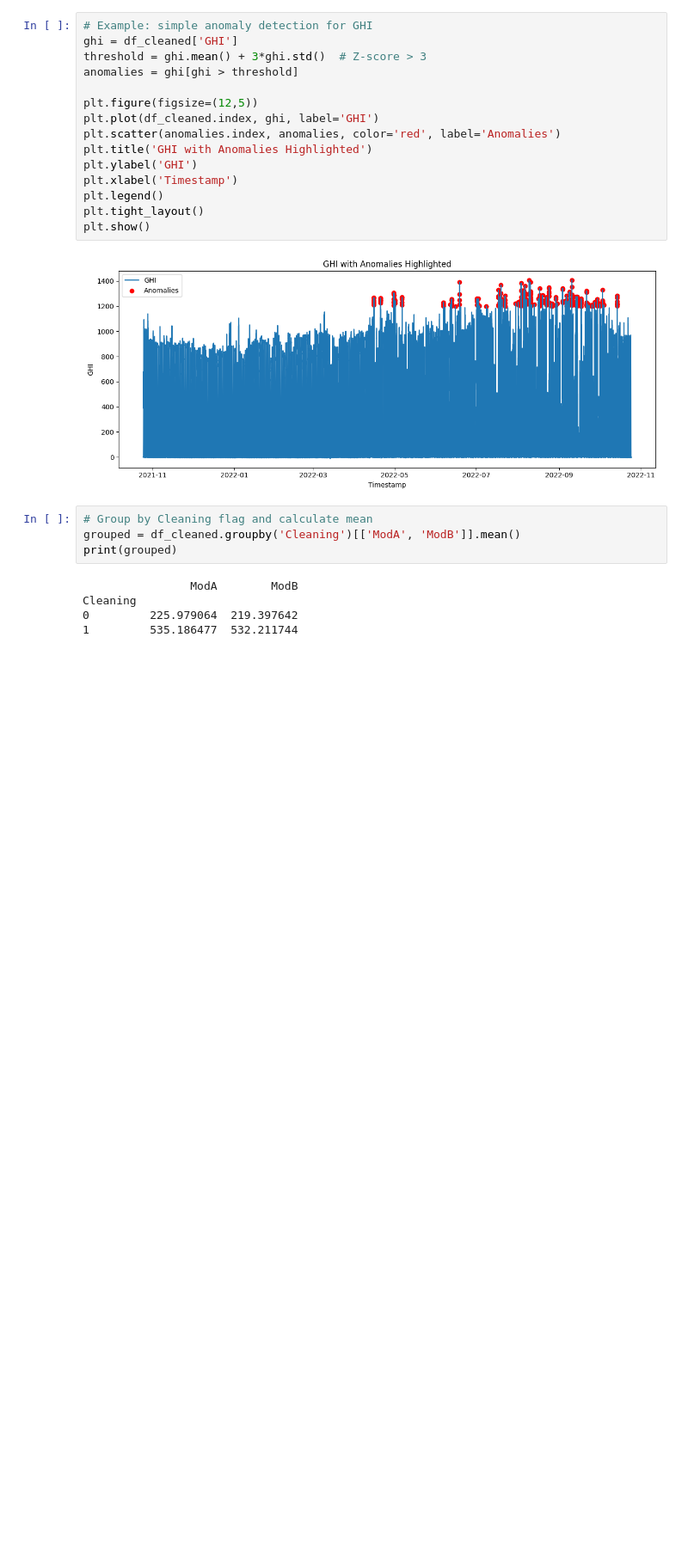
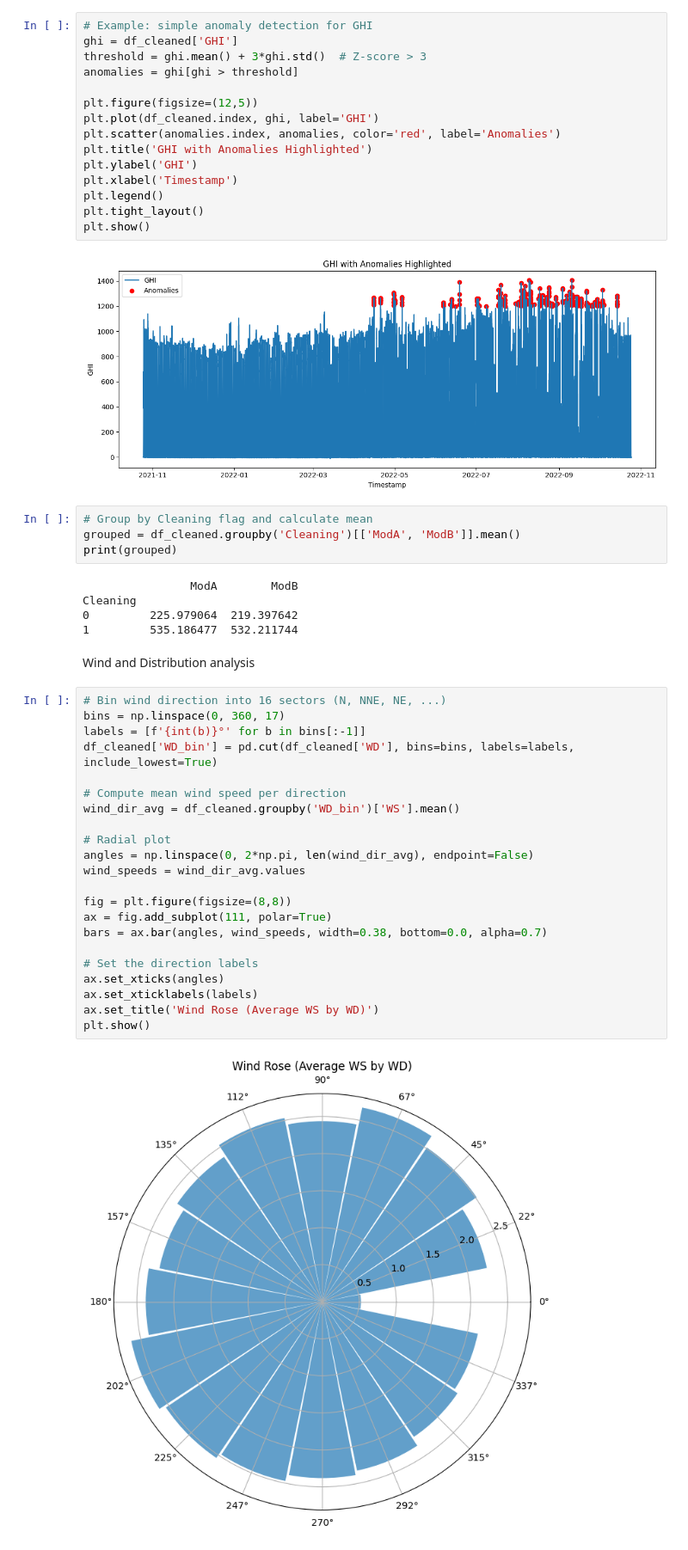
Before and after one commit to Feven777/solar-challenge-week0, a Jupyter notebook: notebook/togo_eda.ipynb, the cells around one changed output. Shown: that part at 86% size. Saved outputs shown, nothing was run; the diff lists cells and outputs as text; blank space fills up the shorter version.

Commit message:
wind and distribution analysis

```diff
--- a/notebook/togo_eda.ipynb
+++ b/notebook/togo_eda.ipynb
@@ -272,3 +272,29 @@ print(grouped)
 Cleaning
 0         225.979064  219.397642
 1         535.186477  532.211744
+# %% [markdown]
+Wind and Distribution analysis
+# %%
+# Bin wind direction into 16 sectors (N, NNE, NE, ...)
+bins = np.linspace(0, 360, 17)
+labels = [f'{int(b)}°' for b in bins[:-1]]
+df_cleaned['WD_bin'] = pd.cut(df_cleaned['WD'], bins=bins, labels=labels, include_lowest=True)
+
+# Compute mean wind speed per direction
+wind_dir_avg = df_cleaned.groupby('WD_bin')['WS'].mean()
+
+# Radial plot
+angles = np.linspace(0, 2*np.pi, len(wind_dir_avg), endpoint=False)
+wind_speeds = wind_dir_avg.values
+
+fig = plt.figure(figsize=(8,8))
+ax = fig.add_subplot(111, polar=True)
+bars = ax.bar(angles, wind_speeds, width=0.38, bottom=0.0, alpha=0.7)
+
+# Set the direction labels
+ax.set_xticks(angles)
+ax.set_xticklabels(labels)
+ax.set_title('Wind Rose (Average WS by WD)')
+plt.show()
+# %% [output]
+[figure, added]
```
Also changed, not shown: parts of 4 cells of this notebook, 1 other file.
